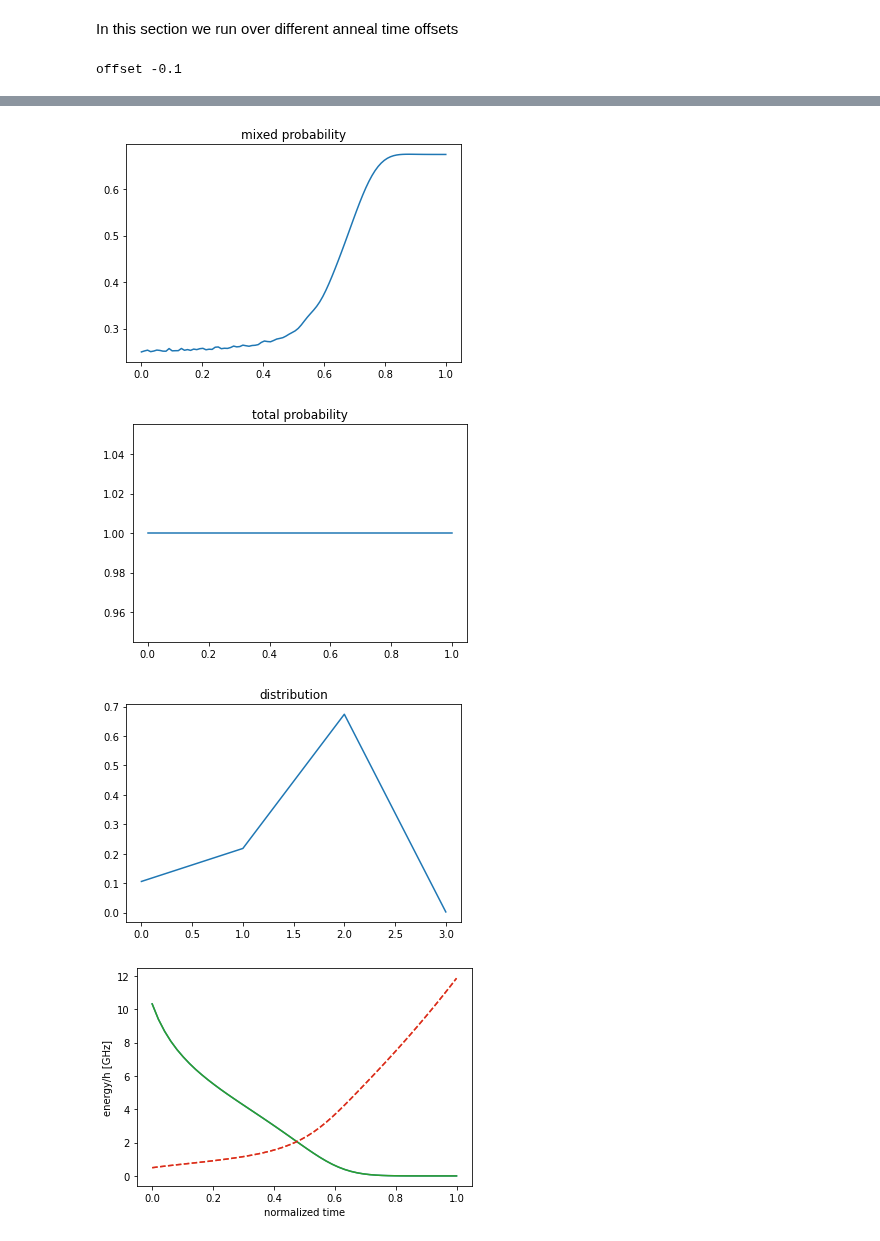
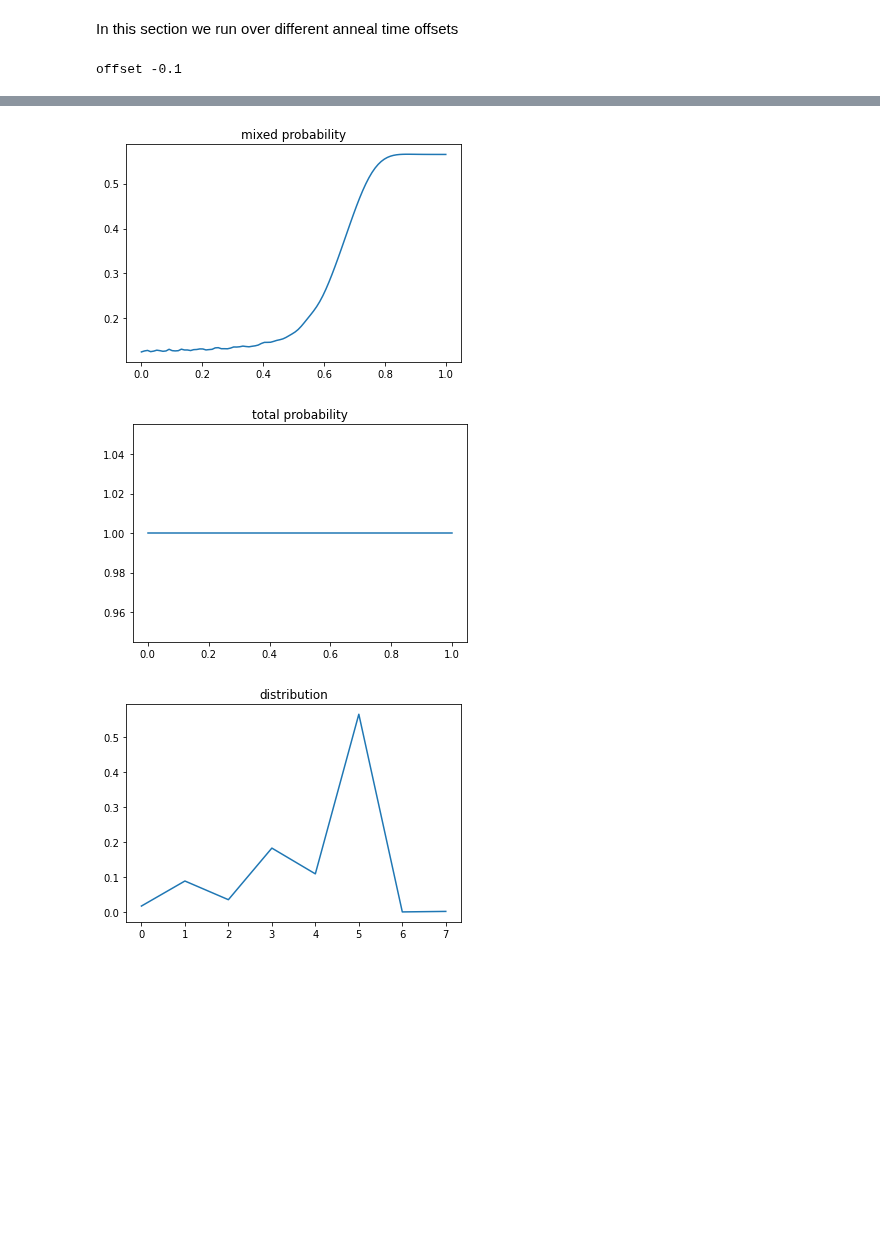
Before and after one commit to cchang5/quantum_linear_programming, a Jupyter notebook: notebooks/tdse_offset_check.ipynb, the cells around one changed output, grey strips where cells are left out. Drawn from its saved outputs; the diff is of its cells as text; code cells hidden in the pictures; blank space fills up the shorter version.

Commit message:
run single sided offset scaling

```diff
--- a/notebooks/tdse_offset_check.ipynb
+++ b/notebooks/tdse_offset_check.ipynb
@@ -34,7 +34,7 @@ Computes the corresponding Ising model parameters for the QUBO
 **if embed is True:**
     This embeds the QUBO into a chimera graph. Currently there is only an explicit result from G(2). I will in the future actually embed with DWave minorminer.
 # %%
-qubo = dok_matrix([[-0.25, 1], [0, -0.25]])
+qubo = dok_matrix([[-0.25, 1, 0], [0, -0.25, 0], [0, 0, -0.25]])
 #qubo = dok_matrix([[-0.1, 0], [0, 0]])
 print(qubo)
 Jij_exact, hi_exact, c = QUBO_to_Ising(qubo.todense().tolist())
@@ -43,7 +43,7 @@ hi = hi_exact
 penalty = 0
 qubo_constant = 0
 
-graph_params = {"total_qubits": 2}
+graph_params = {"total_qubits": 3}
 # %% [output]
   (0, 0)        -0.25
   (0, 1)        1.0
@@ -137,7 +138,7 @@ In this section we run over different anneal time offsets
 
 # brute force solving time-dependent schrodinger equation to simulate quantum annealing for small systems
 result = dict()
-offset_min_list = [-0.1, 0, 0.1]
+offset_min_list = [-0.1]
 Aoffset = 0
 
 for offset_min in offset_min_list:
@@ -295,5 +296,4 @@ offset 0
 [figure]
-[figure, old version]
+[figure, new version]
 [figure]
-[figure, old version]
+[figure, new version]
-[figure, removed]
```
Also changed, not shown: parts of 3 cells of this notebook, 4 other files.
